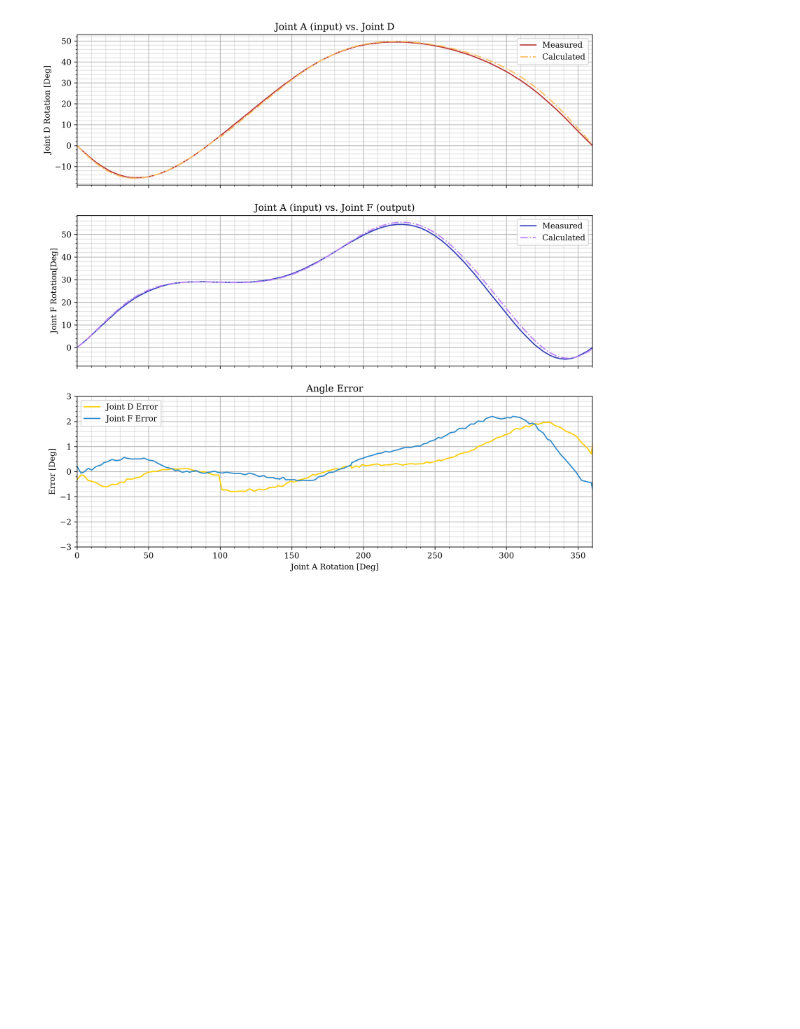
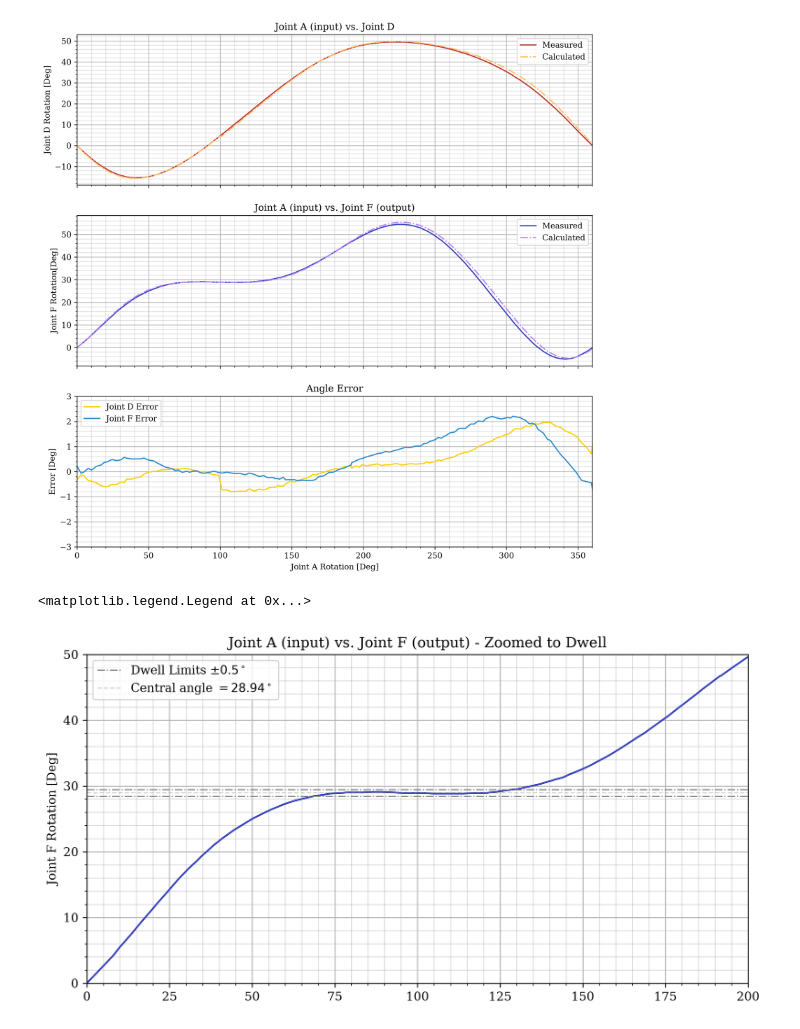
Before and after one commit to mchapin03/ME-5250-Project1, a Jupyter notebook: LivePlotter/Data Analysis.ipynb, the cells around one changed output. Saved outputs shown, nothing was run; the diff lists cells and outputs as text; code cells hidden in the pictures; blank space fills up the shorter version.

```diff
--- a/LivePlotter/Data Analysis.ipynb
+++ b/LivePlotter/Data Analysis.ipynb
@@ -104,3 +105,21 @@ ax3.legend(loc='best')
 plt.tight_layout(h_pad=2)
 # %% [output]
 [figure]
+# %%
+centralAngle = 28.94
+offset = 0.5
+plt.plot(jointDF['A'],jointDF['F'], color = '#3843BA')
+plt.minorticks_on()
+plt.grid()
+plt.grid(which='minor', alpha=0.40)
+plt.title("Joint A (input) vs. Joint F (output) - Zoomed to Dwell")
+plt.axhline(centralAngle+offset, linestyle = "dashdot", color = 'grey', linewidth = 1,label = "Dwell Limits $\pm 0.5^\circ$")
+plt.axhline(centralAngle-offset, linestyle = "dashdot",color = 'grey', linewidth = 1)
+plt.axhline(centralAngle, linestyle = "--",color = 'grey', linewidth = 1, alpha = 1/3, label = "Central angle $= 28.94^\circ$")
+plt.ylabel("Joint F Rotation [Deg]")
+plt.xlim(0,200)
+plt.ylim(0,50)
+plt.legend(loc='best')
+# %% [output]
+<matplotlib.legend.Legend at 0x...>
+[figure, added]
```
Also changed, not shown: parts of 1 cell of this notebook, 1 other file.
